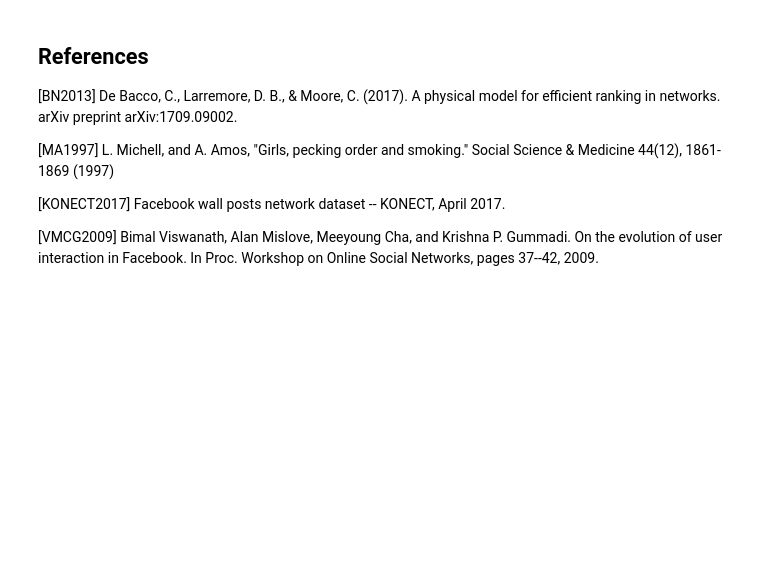
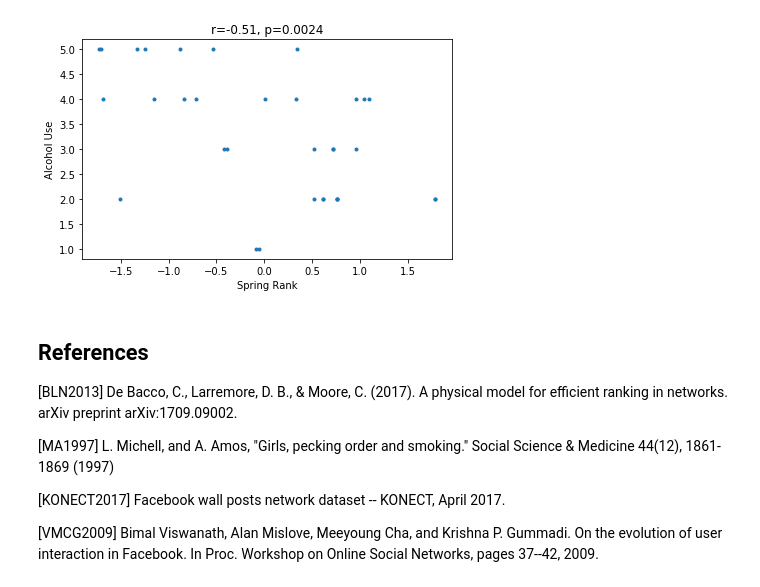
Before and after one commit to UM-CSS/CSSLabs-Networks, a Jupyter notebook: 2. Social Rank and Hierarchy.ipynb, the cells around one changed output. Cells and saved outputs as stored; diff of their text form; code cells hidden in the pictures; blank space fills up the shorter version.

```diff
--- a/2. Social Rank and Hierarchy.ipynb
+++ b/2. Social Rank and Hierarchy.ipynb
@@ -204,6 +382,34 @@ plot_ordering(G, rank)
+# %%
+# Helper functions
+
+def load_tfls_behavior():
+    result = dict()
+    t1 = []
+    t2 = []
+    t3 = []
+    with open("external/s50_data/s50-alcohol.dat") as f:
+        for row in f:
+            a, b, c = re.split('\s+', row.strip())
+            t1.append(float(a))
+            t2.append(float(b))
+            t3.append(float(c))
+    result["alcohol"] = [t1, t2, t3]
+    return result
+# %%
+behavior = load_tfls_behavior()
+nodes = sr_rank.keys()
+x = [sr_rank[n] for n in nodes]
+y = [behavior["alcohol"][1][n] for n in nodes]
+plt.plot(x, y, '.')
+r, p = spstats.pearsonr(x, y)
+plt.title("r={:.2}, p={:.3}".format(r, p))
+plt.xlabel("Spring Rank"); plt.ylabel("Alcohol Use");
+plt.tight_layout()
+# %% [output]
+[figure, added]
 # %% [markdown]
 ## References
-[BN2013] De Bacco, C., Larremore, D. B., & Moore, C. (2017). A physical model for efficient ranking in networks. arXiv preprint arXiv:1709.09002.
+[BLN2013] De Bacco, C., Larremore, D. B., & Moore, C. (2017). A physical model for efficient ranking in networks. arXiv preprint arXiv:1709.09002.
 
 [MA1997] L. Michell, and A. Amos, "Girls, pecking order and smoking." Social Science & Medicine 44(12), 1861-1869 (1997)
 
```
Also changed, not shown: parts of 26 cells of this notebook.
